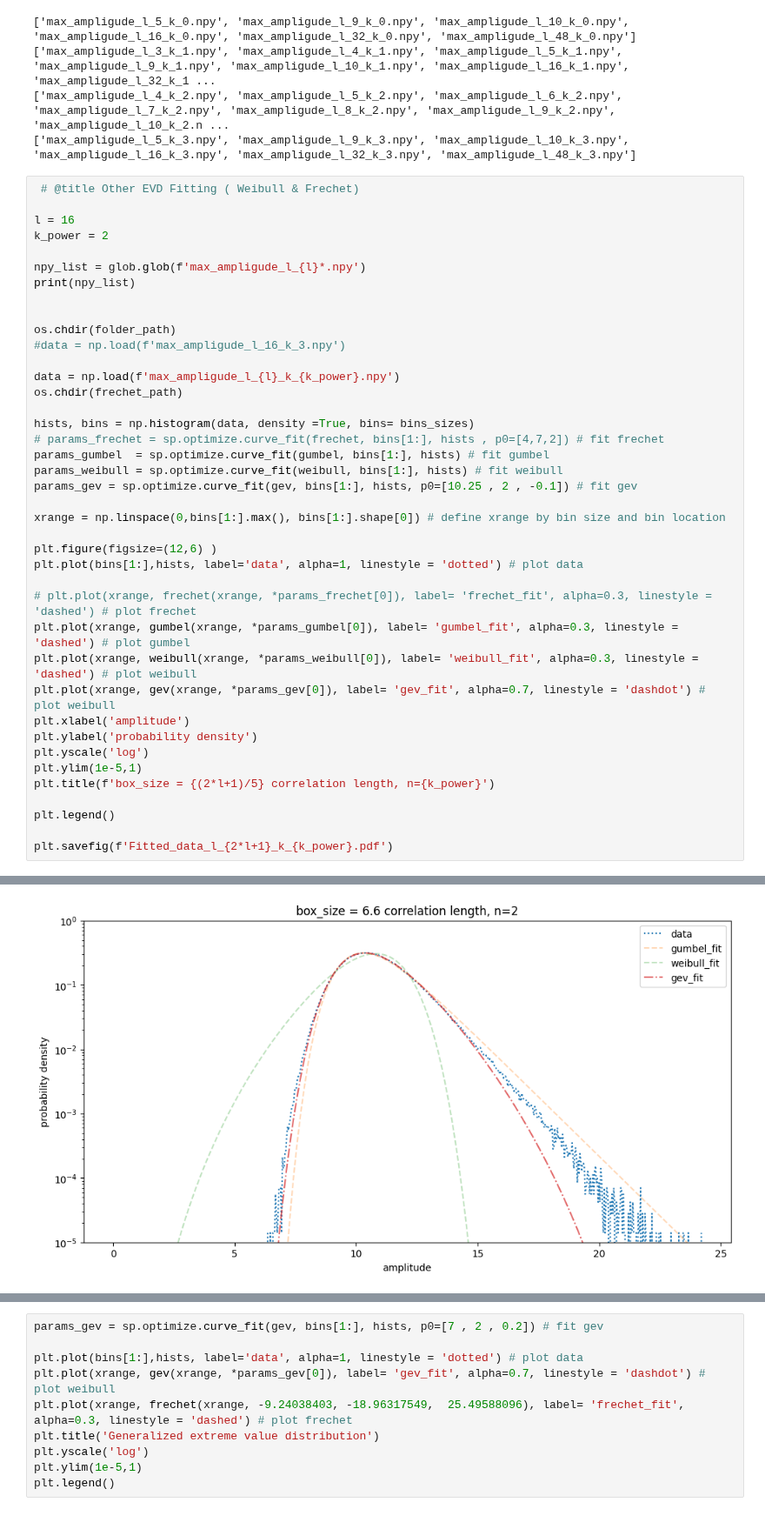
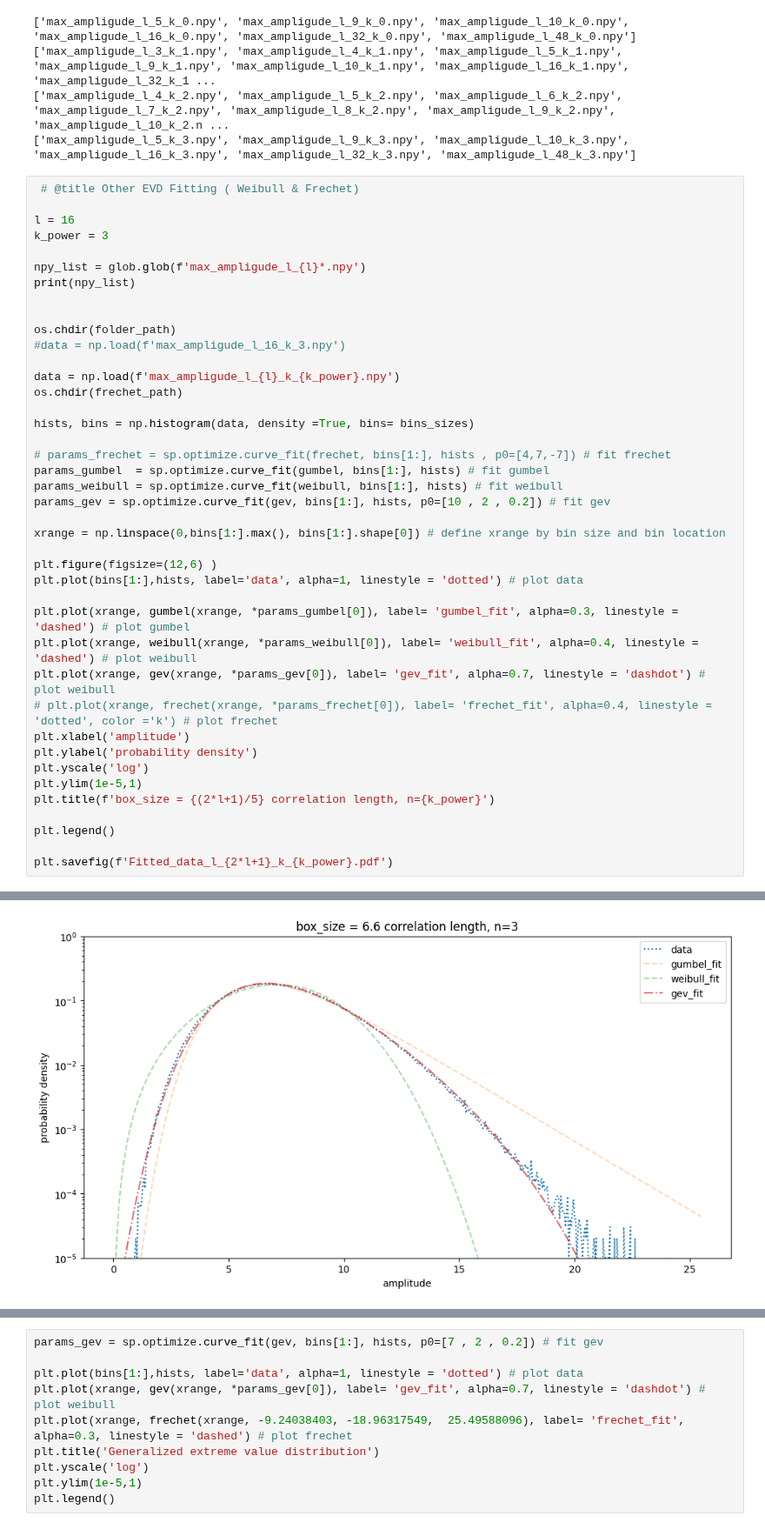
Before and after one commit to khchoi-physik/pbh_simulations, a Jupyter notebook: curve_fitting.ipynb, the cells around one changed output, grey strips where cells are left out. Shown at 87% size. Drawn from its saved outputs; the diff is of its cells as text.

```diff
--- a/curve_fitting.ipynb
+++ b/curve_fitting.ipynb
@@ -230,45 +230,46 @@ for k_power in k_power_list:
  # @title Other EVD Fitting ( Weibull & Frechet)
 
 l = 16
-k_power = 2
+k_power = 3
 
 npy_list = glob.glob(f'max_ampligude_l_{l}*.npy')
 print(npy_list)
 
 
 os.chdir(folder_path)
 #data = np.load(f'max_ampligude_l_16_k_3.npy')
 
 data = np.load(f'max_ampligude_l_{l}_k_{k_power}.npy')
 os.chdir(frechet_path)
 
 hists, bins = np.histogram(data, density =True, bins= bins_sizes)
-# params_frechet = sp.optimize.curve_fit(frechet, bins[1:], hists , p0=[4,7,2]) # fit frechet
+
+# params_frechet = sp.optimize.curve_fit(frechet, bins[1:], hists , p0=[4,7,-7]) # fit frechet
 params_gumbel  = sp.optimize.curve_fit(gumbel, bins[1:], hists) # fit gumbel
 params_weibull = sp.optimize.curve_fit(weibull, bins[1:], hists) # fit weibull
-params_gev = sp.optimize.curve_fit(gev, bins[1:], hists, p0=[10.25 , 2 , -0.1]) # fit gev
+params_gev = sp.optimize.curve_fit(gev, bins[1:], hists, p0=[10 , 2 , 0.2]) # fit gev
 
 xrange = np.linspace(0,bins[1:].max(), bins[1:].shape[0]) # define xrange by bin size and bin location
 
 plt.figure(figsize=(12,6) )
 plt.plot(bins[1:],hists, label='data', alpha=1, linestyle = 'dotted') # plot data
 
-# plt.plot(xrange, frechet(xrange, *params_frechet[0]), label= 'frechet_fit', alpha=0.3, linestyle = 'dashed') # plot frechet
 plt.plot(xrange, gumbel(xrange, *params_gumbel[0]), label= 'gumbel_fit', alpha=0.3, linestyle = 'dashed') # plot gumbel
-plt.plot(xrange, weibull(xrange, *params_weibull[0]), label= 'weibull_fit', alpha=0.3, linestyle = 'dashed') # plot weibull
+plt.plot(xrange, weibull(xrange, *params_weibull[0]), label= 'weibull_fit', alpha=0.4, linestyle = 'dashed') # plot weibull
 plt.plot(xrange, gev(xrange, *params_gev[0]), label= 'gev_fit', alpha=0.7, linestyle = 'dashdot') # plot weibull
+# plt.plot(xrange, frechet(xrange, *params_frechet[0]), label= 'frechet_fit', alpha=0.4, linestyle = 'dotted', color ='k') # plot frechet
 plt.xlabel('amplitude')
 plt.ylabel('probability density')
 plt.yscale('log')
 plt.ylim(1e-5,1)
 plt.title(f'box_size = {(2*l+1)/5} correlation length, n={k_power}')
 
 plt.legend()
 
 plt.savefig(f'Fitted_data_l_{2*l+1}_k_{k_power}.pdf')
 # %% [output]
 []
-[figure, old version]
+[figure, new version]
 # %%
 print(f'\nGEV: \n u, sigma, zeta = \n', params_gev[0])
 print(f'cov. = \n', params_gev[1])
```
Also changed, not shown: parts of 3 cells of this notebook.
